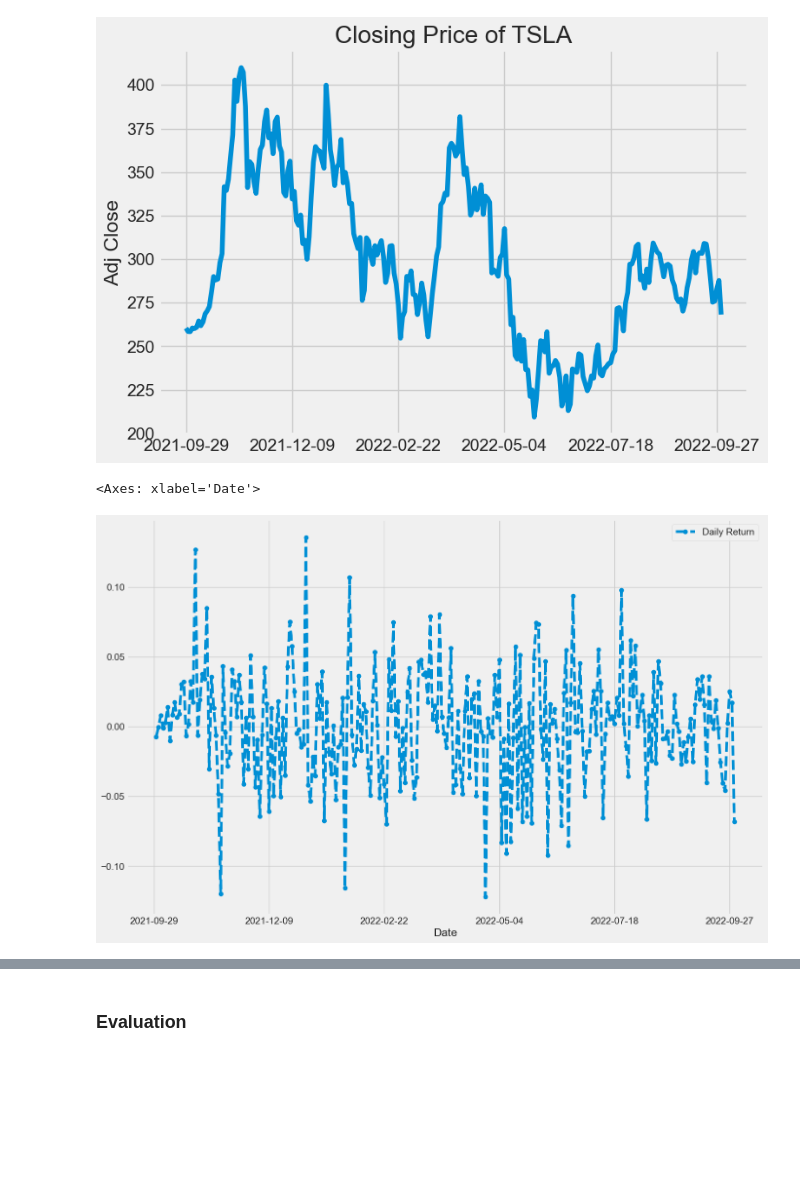
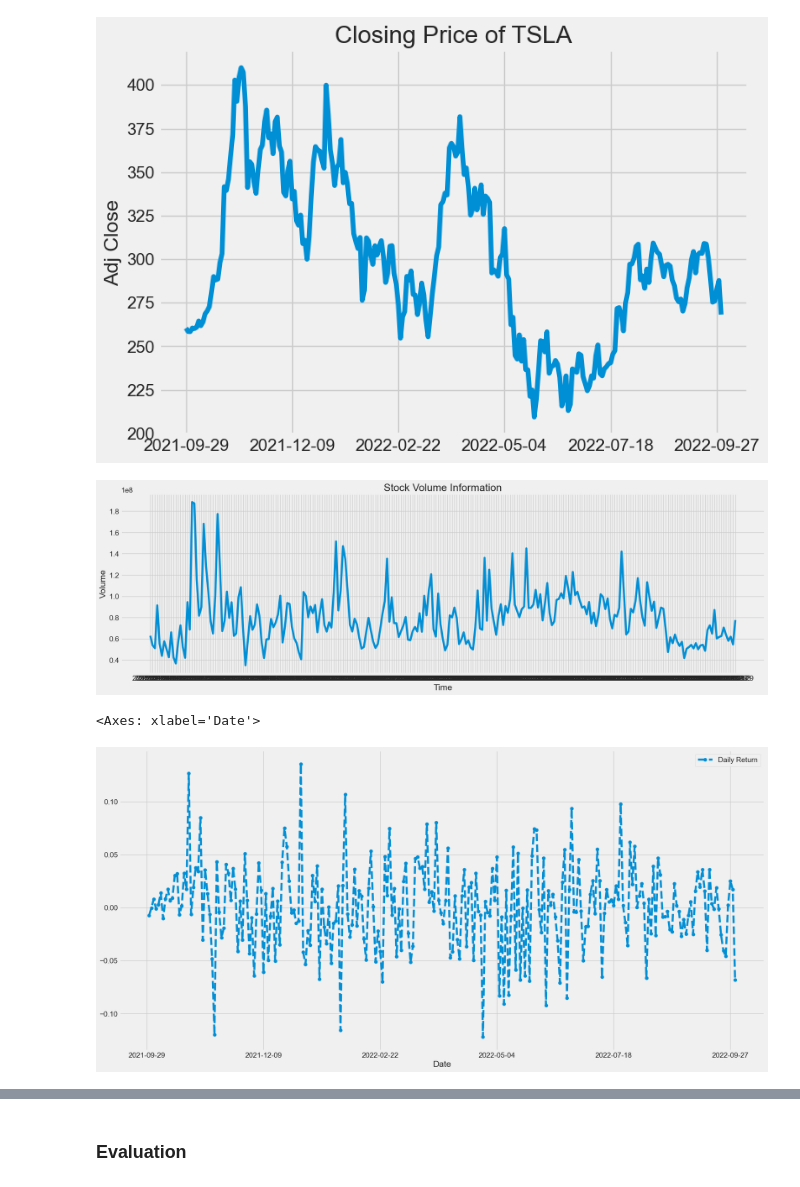
Before and after one commit to sirishak-tw/Stock_Price_Sentiment-_Analysis, a Jupyter notebook: stock_prediction.ipynb, the cells around one changed output, grey strips where cells are left out. Cells and saved outputs as stored; diff of their text form; code cells hidden in the pictures; blank space fills up the shorter version.

Commit message:
added technicals indicator + visuals

```diff
--- a/stock_prediction.ipynb
+++ b/stock_prediction.ipynb
@@ -130,15 +117,29 @@ for i, company in enumerate(company_ticker, 1):
 plt.tight_layout()
 # %% [output]
 [figure]
+# %%
+# Create a line plot of the volume column
+plt.figure(figsize=(20,6))
+plt.plot(df['Volume'])
+
+# Add labels and title
+plt.xlabel('Time')
+plt.ylabel('Volume')
+plt.title('Stock Volume Information')
+
+# Display the plot
+plt.show()
+# %% [output]
+[figure, added]
 # %%
 # We'll use pct_change to find the percent change for each day
 for company in company_ticker:
     df['Daily Return'] = df['Adj Close'].pct_change()
 
 # Then we'll plot the daily return percentage
-plt.figure(figsize=(15, 10))
+plt.figure(figsize=(20, 10))
 df['Daily Return'].plot(legend=True, linestyle='--', marker='o')
 # %% [output]
 <Axes: xlabel='Date'>
-[figure, old version]
+[figure, new version]
 # %%
```
Also changed, not shown: parts of 13 cells of this notebook.
